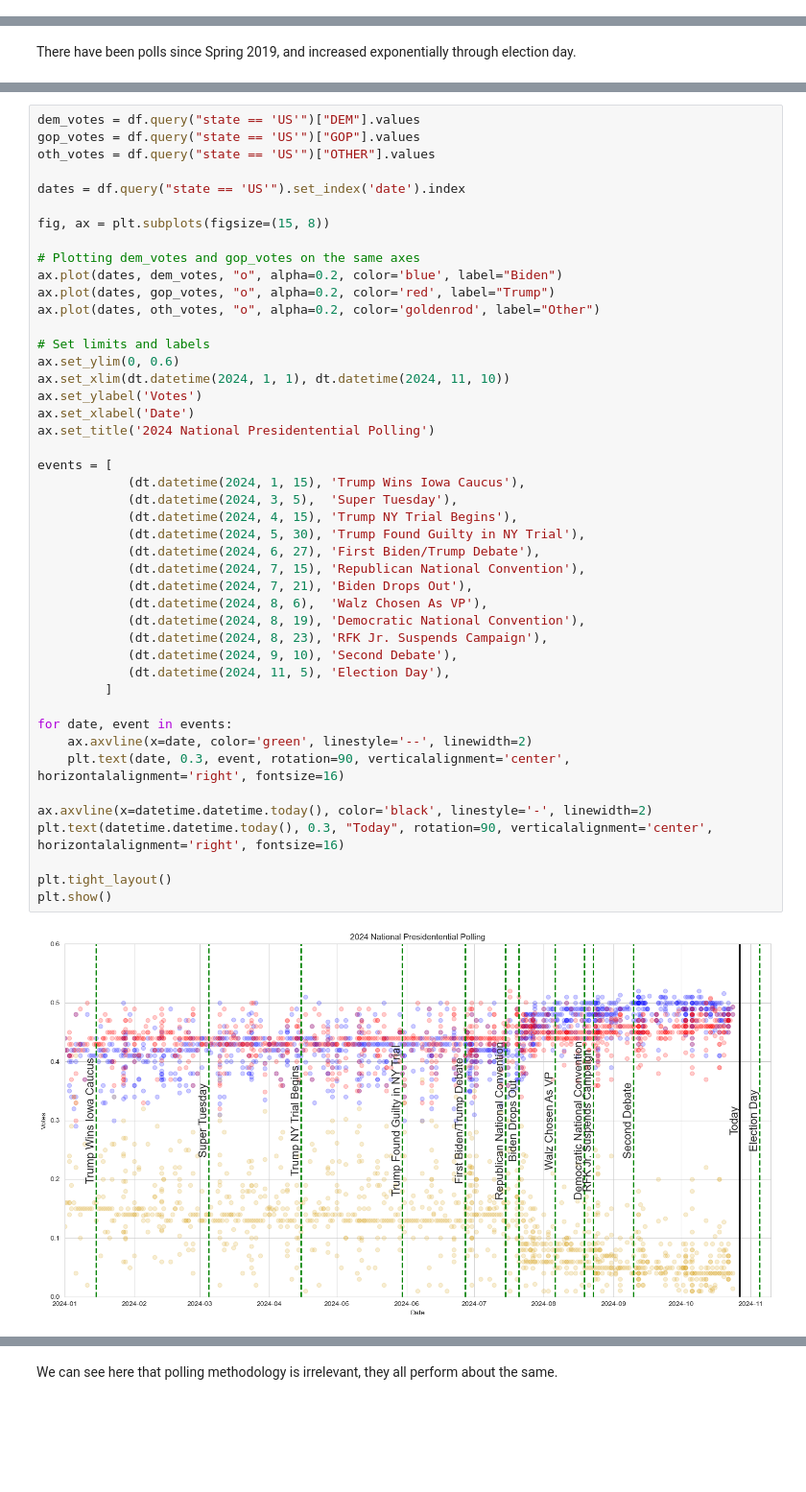
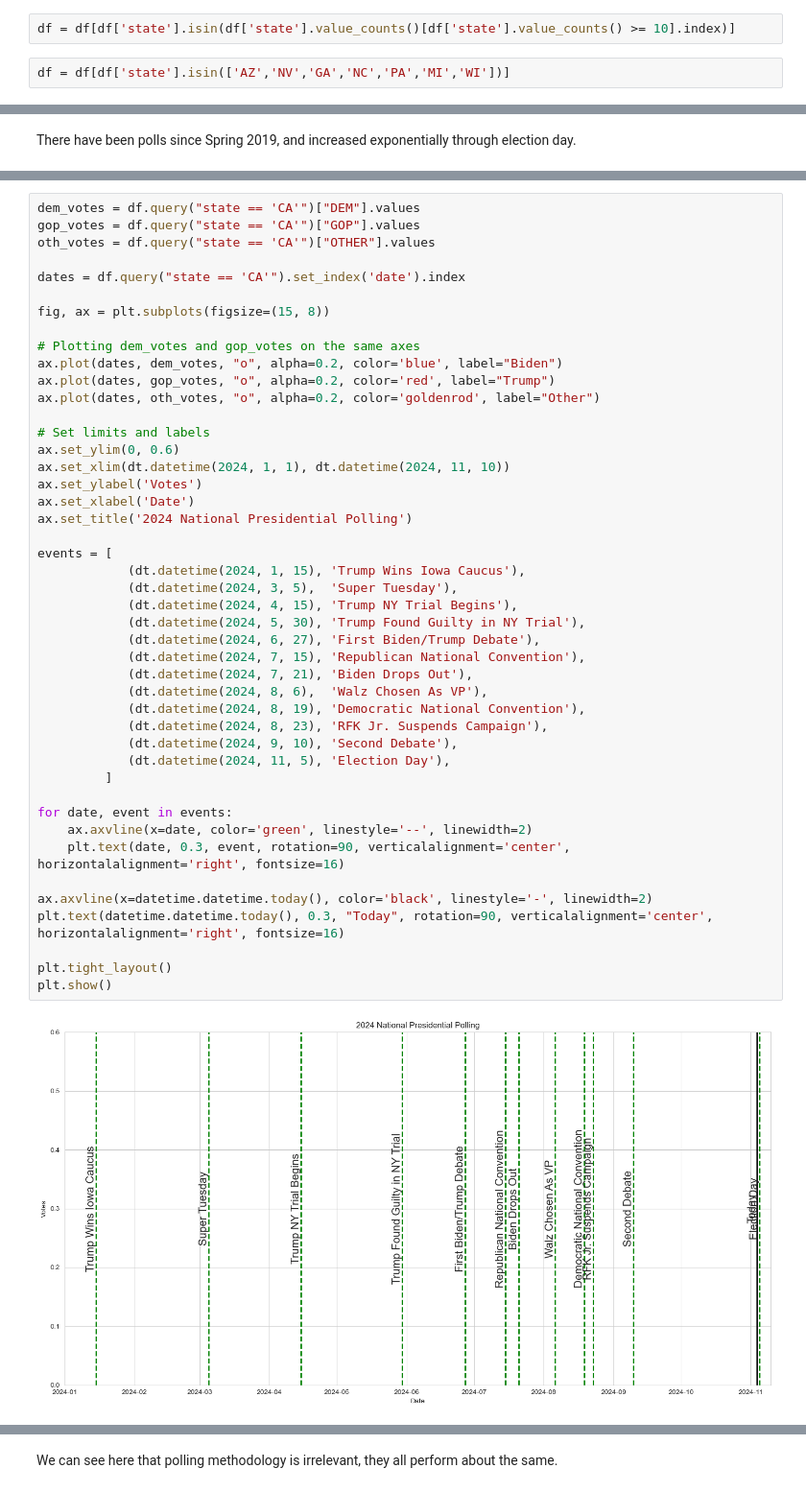
Before and after one commit to andrewpwalters/US-Presidential-Fundamentals, a Jupyter notebook: Notebooks/Polling Model - United States 2024 - Swing States Only.ipynb, the cells around one changed output, grey strips where cells are left out. Shown at 96% size. Cells and saved outputs as stored; diff of their text form; blank space fills up the shorter version.

```diff
--- a/Notebooks/Polling Model - United States 2024 - Swing States Only.ipynb
+++ b/Notebooks/Polling Model - United States 2024 - Swing States Only.ipynb
@@ -114,3 +134,7 @@ df = df.query("OTHER > 0")
+# %%
+df = df[df['state'].isin(df['state'].value_counts()[df['state'].value_counts() >= 10].index)]
+# %%
+df = df[df['state'].isin(['AZ','NV','GA','NC','PA','MI','WI'])]
 # %% [markdown]
 Two way Biden vs Trump, Biden loses by 0.3%. Kamala loses by 4.8%. This is because Kamala's polling occured more after the race moved in Trump's favor.
 # %%
@@ -233,9 +261,9 @@ cross_tab.iloc[:11, :11]
 # %%
-dem_votes = df.query("state == 'US'")["DEM"].values
-gop_votes = df.query("state == 'US'")["GOP"].values
-oth_votes = df.query("state == 'US'")["OTHER"].values
+dem_votes = df.query("state == 'CA'")["DEM"].values
+gop_votes = df.query("state == 'CA'")["GOP"].values
+oth_votes = df.query("state == 'CA'")["OTHER"].values
 
-dates = df.query("state == 'US'").set_index('date').index
+dates = df.query("state == 'CA'").set_index('date').index
 
 fig, ax = plt.subplots(figsize=(15, 8))
 
@@ -248,32 +276,32 @@ ax.plot(dates, oth_votes, "o", alpha=0.2, color='goldenrod', label="Other")
 ax.set_ylim(0, 0.6)
 ax.set_xlim(dt.datetime(2024, 1, 1), dt.datetime(2024, 11, 10))
 ax.set_ylabel('Votes')
 ax.set_xlabel('Date')
-ax.set_title('2024 National Presidentential Polling')
+ax.set_title('2024 National Presidential Polling')
 
 events = [
             (dt.datetime(2024, 1, 15), 'Trump Wins Iowa Caucus'),
             (dt.datetime(2024, 3, 5),  'Super Tuesday'),
             (dt.datetime(2024, 4, 15), 'Trump NY Trial Begins'),
             (dt.datetime(2024, 5, 30), 'Trump Found Guilty in NY Trial'),
             (dt.datetime(2024, 6, 27), 'First Biden/Trump Debate'),
             (dt.datetime(2024, 7, 15), 'Republican National Convention'),
             (dt.datetime(2024, 7, 21), 'Biden Drops Out'),
             (dt.datetime(2024, 8, 6),  'Walz Chosen As VP'),
             (dt.datetime(2024, 8, 19), 'Democratic National Convention'),
             (dt.datetime(2024, 8, 23), 'RFK Jr. Suspends Campaign'),
             (dt.datetime(2024, 9, 10), 'Second Debate'),
             (dt.datetime(2024, 11, 5), 'Election Day'),
          ]
 
 for date, event in events:
     ax.axvline(x=date, color='green', linestyle='--', linewidth=2)
     plt.text(date, 0.3, event, rotation=90, verticalalignment='center', horizontalalignment='right', fontsize=16)
 
 ax.axvline(x=datetime.datetime.today(), color='black', linestyle='-', linewidth=2)
 plt.text(datetime.datetime.today(), 0.3, "Today", rotation=90, verticalalignment='center', horizontalalignment='right', fontsize=16)
 
 plt.tight_layout()
 plt.show()
 # %% [output]
-[figure, old version]
+[figure, new version]
```
Also changed, not shown: parts of 78 cells of this notebook, 13 other files.
